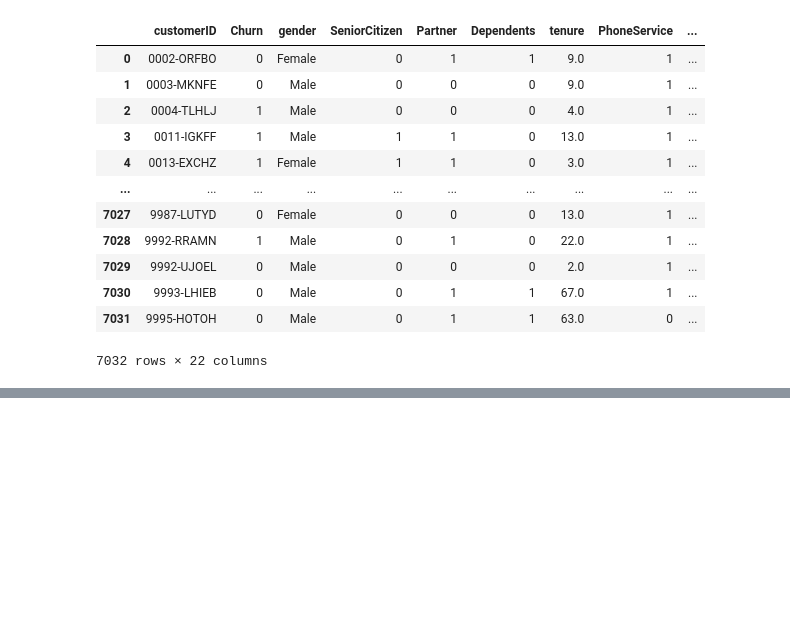
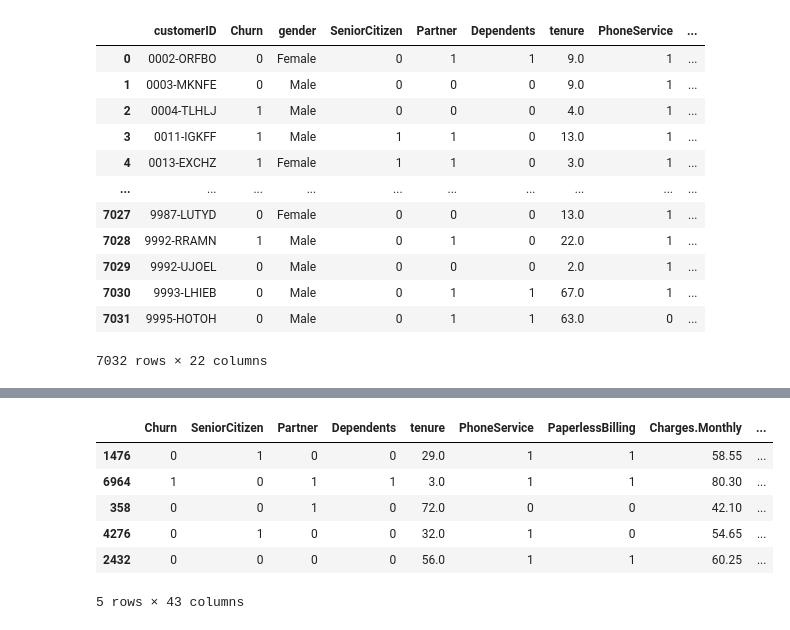
Before and after one commit to SilvanaCicchitti/TelecomX-parte2, a Jupyter notebook: TelecomX_parte2.ipynb, the cells around one changed output, grey strips where cells are left out. Cells and saved outputs as stored; diff of their text form; code cells hidden in the pictures; blank space fills up the shorter version.

Commit message:
Datos codificados

```diff
--- a/TelecomX_parte2.ipynb
+++ b/TelecomX_parte2.ipynb
@@ -23,0 +44,3 @@ datos
+# %%
+#eliminar columna cutomerID
+datos= datos.drop('customerID', axis=1)
@@ -23,0 +80,14 @@ datos
+# %%
+categoricas=['gender','MultipleLines','InternetService','OnlineSecurity','OnlineBackup','DeviceProtection','TechSupport','StreamingTV','StreamingMovies','Contract','PaymentMethod']
+# %%
+#codificar columnas categóricas
+datos_codificados= pd.get_dummies(data=datos, columns=categoricas, dtype=int)
+datos_codificados.sample(5)
+# %% [output]
+|  | Churn | SeniorCitizen | Partner | Dependents | tenure | PhoneService | PaperlessBilling | Charges.Monthly | ... |
+| 1476 | 0 | 1 | 0 | 0 | 29.0 | 1 | 1 | 58.55 | ... |
+| 6964 | 1 | 0 | 1 | 1 | 3.0 | 1 | 1 | 80.30 | ... |
+| 358 | 0 | 0 | 1 | 0 | 72.0 | 0 | 0 | 42.10 | ... |
+| 4276 | 0 | 1 | 0 | 0 | 32.0 | 1 | 0 | 54.65 | ... |
+| 2432 | 0 | 0 | 0 | 0 | 56.0 | 1 | 1 | 60.25 | ... |
+5 rows × 43 columns
```
Also changed, not shown: parts of 4 cells of this notebook.
